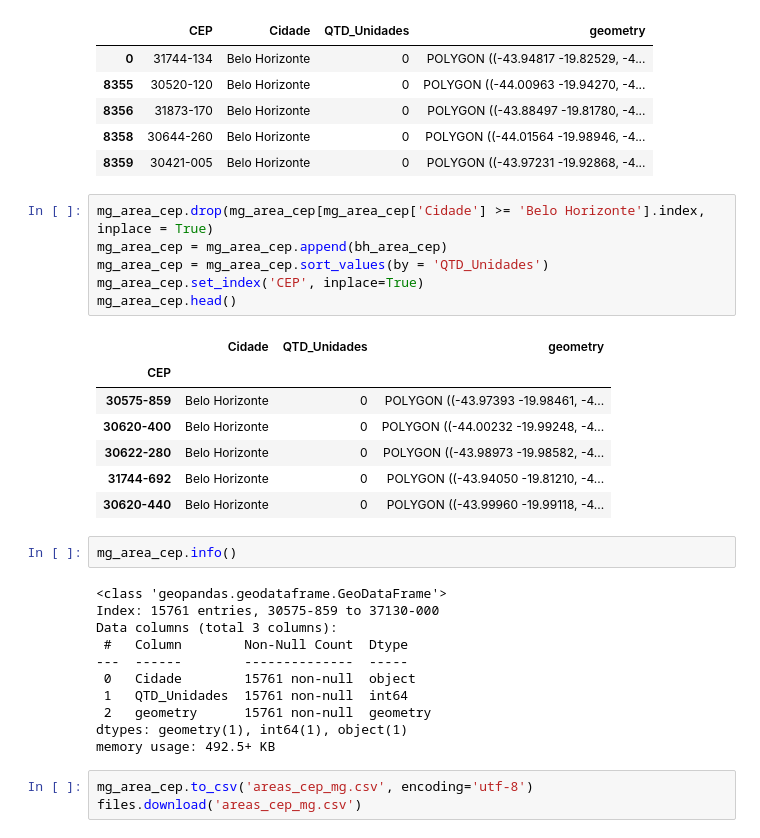
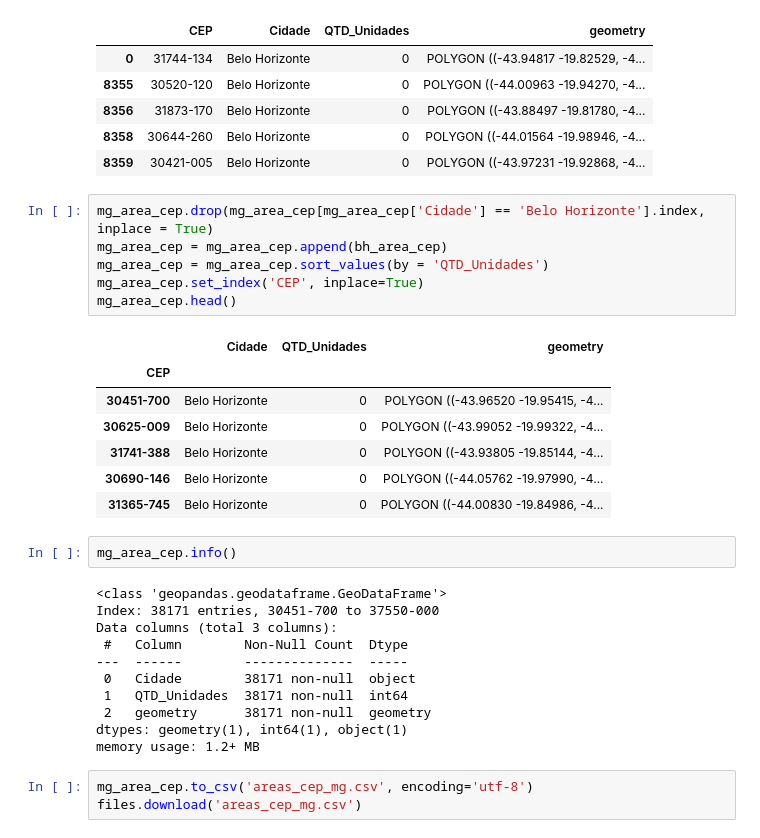
Before and after one commit to mcatrinque/areas-cep-mg, a Jupyter notebook: analise_area_cep_mg.ipynb, the cells around one changed output. Saved outputs shown, nothing was run; the diff lists cells and outputs as text.

```diff
--- a/analise_area_cep_mg.ipynb
+++ b/analise_area_cep_mg.ipynb
@@ -543,32 +543,32 @@ bh_area_cep.head()
 | 8358 | 30644-260 | Belo Horizonte | 0 | POLYGON ((-44.01564 -19.98946, -4... |
 | 8359 | 30421-005 | Belo Horizonte | 0 | POLYGON ((-43.97231 -19.92868, -4... |
 # %%
-mg_area_cep.drop(mg_area_cep[mg_area_cep['Cidade'] >= 'Belo Horizonte'].index, inplace = True)
+mg_area_cep.drop(mg_area_cep[mg_area_cep['Cidade'] == 'Belo Horizonte'].index, inplace = True)
 mg_area_cep = mg_area_cep.append(bh_area_cep)
 mg_area_cep = mg_area_cep.sort_values(by = 'QTD_Unidades')
 mg_area_cep.set_index('CEP', inplace=True)
 mg_area_cep.head()
 # %% [output]
 |  | Cidade | QTD_Unidades | geometry |
 | CEP |  |  |  |
-| 30575-859 | Belo Horizonte | 0 | POLYGON ((-43.97393 -19.98461, -4... |
-| 30620-400 | Belo Horizonte | 0 | POLYGON ((-44.00232 -19.99248, -4... |
-| 30622-280 | Belo Horizonte | 0 | POLYGON ((-43.98973 -19.98582, -4... |
-| 31744-692 | Belo Horizonte | 0 | POLYGON ((-43.94050 -19.81210, -4... |
-| 30620-440 | Belo Horizonte | 0 | POLYGON ((-43.99960 -19.99118, -4... |
+| 30451-700 | Belo Horizonte | 0 | POLYGON ((-43.96520 -19.95415, -4... |
+| 30625-009 | Belo Horizonte | 0 | POLYGON ((-43.99052 -19.99322, -4... |
+| 31741-388 | Belo Horizonte | 0 | POLYGON ((-43.93805 -19.85144, -4... |
+| 30690-146 | Belo Horizonte | 0 | POLYGON ((-44.05762 -19.97990, -4... |
+| 31365-745 | Belo Horizonte | 0 | POLYGON ((-44.00830 -19.84986, -4... |
 # %%
 mg_area_cep.info()
 # %% [output]
 <class 'geopandas.geodataframe.GeoDataFrame'>
-Index: 15761 entries, 30575-859 to 37130-000
+Index: 38171 entries, 30451-700 to 37550-000
 Data columns (total 3 columns):
  #   Column        Non-Null Count  Dtype
 ---  ------        --------------  -----
- 0   Cidade        15761 non-null  object
- 1   QTD_Unidades  15761 non-null  int64
- 2   geometry      15761 non-null  geometry
+ 0   Cidade        38171 non-null  object
+ 1   QTD_Unidades  38171 non-null  int64
+ 2   geometry      38171 non-null  geometry
 dtypes: geometry(1), int64(1), object(1)
-memory usage: 492.5+ KB
+memory usage: 1.2+ MB
 # %%
 mg_area_cep.to_csv('areas_cep_mg.csv', encoding='utf-8')
 files.download('areas_cep_mg.csv')
```
Also changed, not shown: parts of 2 cells of this notebook.
